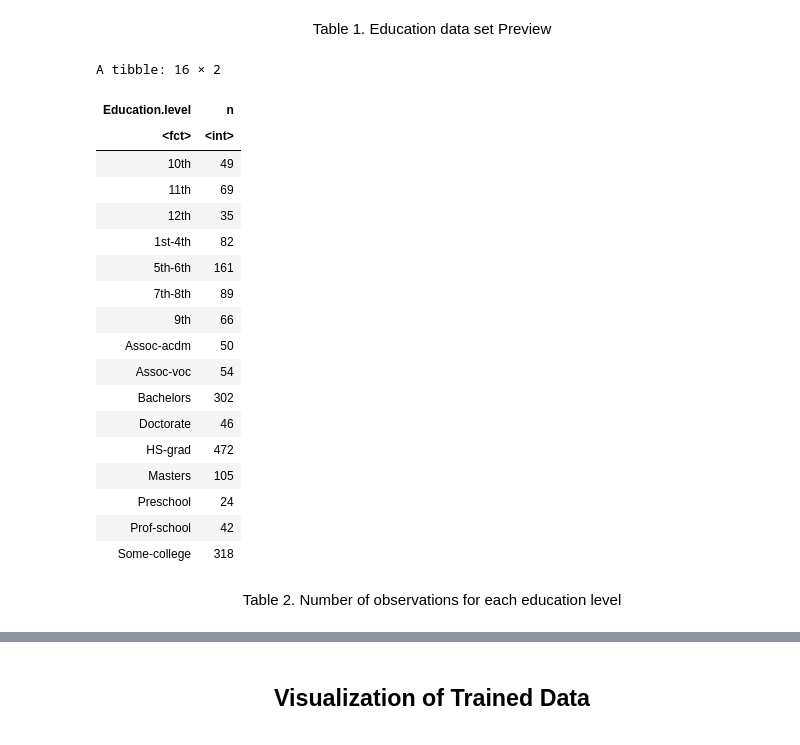
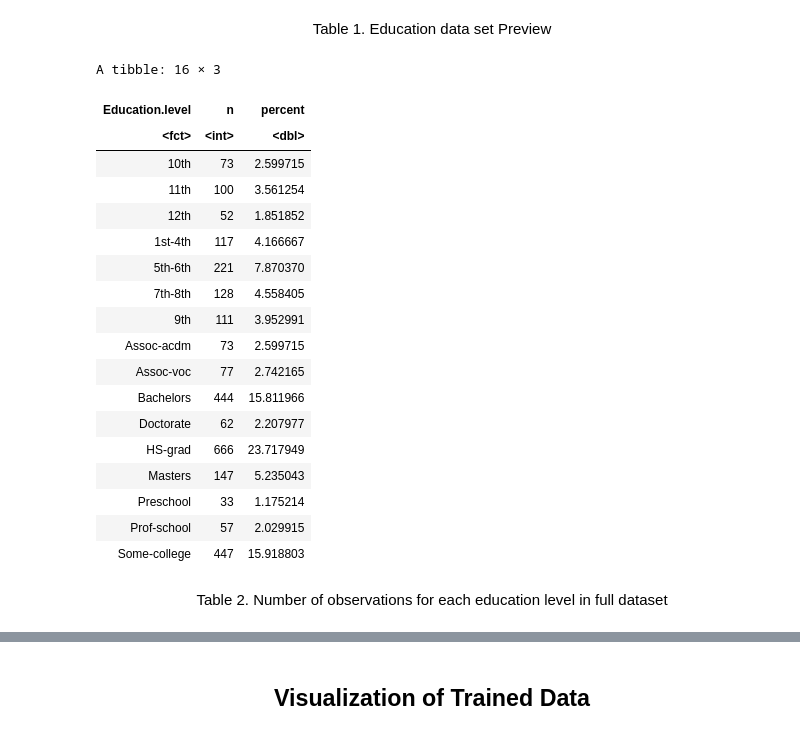
Before and after one commit to evelynmitchell189/Group_project_report, a Jupyter notebook: education_data.ipynb, the cells around one changed output, grey strips where cells are left out. Cells and saved outputs as stored; diff of their text form; code cells hidden in the pictures.

Commit message:
changed table numbers and added table

```diff
--- a/education_data.ipynb
+++ b/education_data.ipynb
@@ -132,26 +133,26 @@ A data.frame: 6 × 4
 # %% [markdown]
 <center>Table 1. Education data set Preview</center>
 # %%
-education_level_table
+education_proportions
 # %% [output]
-A tibble: 16 × 2
+A tibble: 16 × 3
-| Education.level | n |
-| <fct> | <int> |
-| 10th | 49 |
-| 11th | 69 |
-| 12th | 35 |
-| 1st-4th | 82 |
-| 5th-6th | 161 |
-| 7th-8th | 89 |
-| 9th | 66 |
-| Assoc-acdm | 50 |
-| Assoc-voc | 54 |
-| Bachelors | 302 |
-| Doctorate | 46 |
-| HS-grad | 472 |
-| Masters | 105 |
-| Preschool | 24 |
-| Prof-school | 42 |
-| Some-college | 318 |
+| Education.level | n | percent |
+| <fct> | <int> | <dbl> |
+| 10th | 73 | 2.599715 |
+| 11th | 100 | 3.561254 |
+| 12th | 52 | 1.851852 |
+| 1st-4th | 117 | 4.166667 |
+| 5th-6th | 221 | 7.870370 |
+| 7th-8th | 128 | 4.558405 |
+| 9th | 111 | 3.952991 |
+| Assoc-acdm | 73 | 2.599715 |
+| Assoc-voc | 77 | 2.742165 |
+| Bachelors | 444 | 15.811966 |
+| Doctorate | 62 | 2.207977 |
+| HS-grad | 666 | 23.717949 |
+| Masters | 147 | 5.235043 |
+| Preschool | 33 | 1.175214 |
+| Prof-school | 57 | 2.029915 |
+| Some-college | 447 | 15.918803 |
 # %% [markdown]
-<center>Table 2. Number of observations for each education level</center>
+<center>Table 2. Number of observations for each education level in full dataset </center>
```
Also changed, not shown: parts of 13 cells of this notebook.
